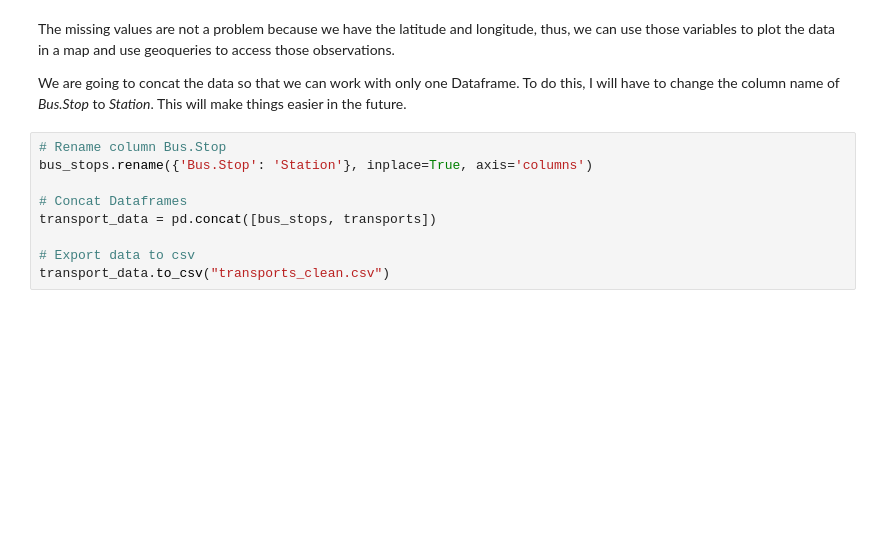
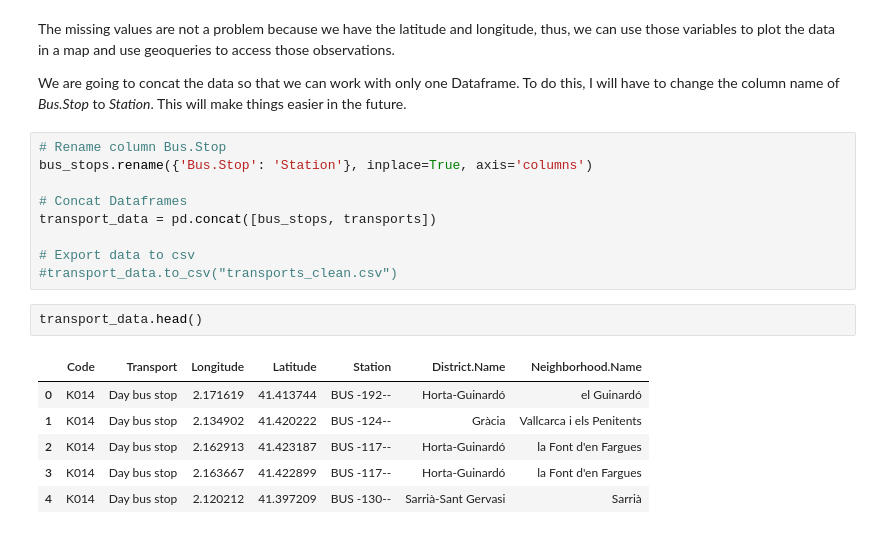
Before and after one commit to gehll/Midterm-project, a Jupyter notebook: data/clean.ipynb, the cells around one changed output. Drawn from its saved outputs; the diff is of its cells as text; blank space fills up the shorter version.

```diff
--- a/data/clean.ipynb
+++ b/data/clean.ipynb
@@ -142,4 +157,13 @@ bus_stops.rename({'Bus.Stop': 'Station'}, inplace=True, axis='columns')
 transport_data = pd.concat([bus_stops, transports])
 
 # Export data to csv
-transport_data.to_csv("transports_clean.csv")
+#transport_data.to_csv("transports_clean.csv")
+# %%
+transport_data.head()
+# %% [output]
+|  | Code | Transport | Longitude | Latitude | Station | District.Name | Neighborhood.Name |
+| 0 | K014 | Day bus stop | 2.171619 | 41.413744 | BUS -192-- | Horta-Guinardó | el Guinardó |
+| 1 | K014 | Day bus stop | 2.134902 | 41.420222 | BUS -124-- | Gràcia | Vallcarca i els Penitents |
+| 2 | K014 | Day bus stop | 2.162913 | 41.423187 | BUS -117-- | Horta-Guinardó | la Font d'en Fargues |
+| 3 | K014 | Day bus stop | 2.163667 | 41.422899 | BUS -117-- | Horta-Guinardó | la Font d'en Fargues |
+| 4 | K014 | Day bus stop | 2.120212 | 41.397209 | BUS -130-- | Sarrià-Sant Gervasi | Sarrià |
```
Also changed, not shown: parts of 7 cells of this notebook.
